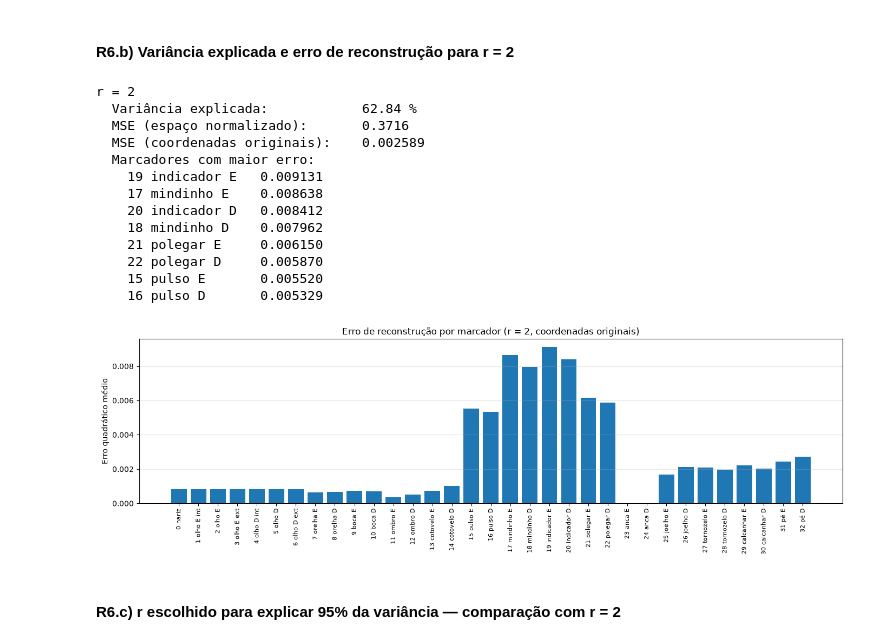
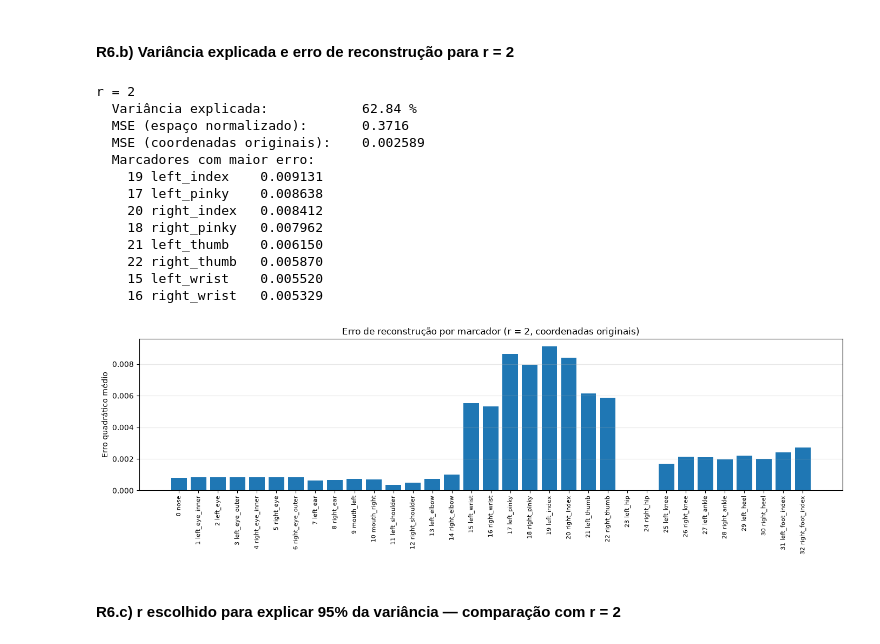
Before and after one commit to Ribz4306/LAB-IAAUT, a Jupyter notebook: lab1.ipynb, the cells around one changed output. Cells and saved outputs as stored; diff of their text form; code cells hidden in the pictures.

```diff
--- a/lab1.ipynb
+++ b/lab1.ipynb
@@ -358,0 +394,14 @@ plt.show()
+# %%
+fig, axes = plt.subplots(2, 4, figsize=(18, 8))
+
+for pc, ax in zip(range(1, n95 + 1), axes.ravel()):
+    top = top_features(pc)[::-1]          # invertido para o maior ficar em cima
+    cores = ['tab:red' if p > 0 else 'tab:blue' for p in top]
+    ax.barh(top.index, top.values, color=cores)
+    ax.axvline(0, color='black', linewidth=0.8)
+    ax.set_title(f'PC{pc} ({pca.explained_variance_ratio_[pc-1]:.1%})')
+    ax.set_xlabel('Peso')
+    ax.tick_params(axis='y', labelsize=8)
+
+plt.tight_layout()
+plt.show()
@@ -514,31 +588,31 @@ plt.show()
 # %%
 Z2, X_rec2, var2, mse_norm2, mse_orig2, erro_marc2 = avaliar_reconstrucao(2)
 mostrar_resultados(2, var2, mse_norm2, mse_orig2, erro_marc2)
 
 plt.figure(figsize=(14, 4.5))
 plt.bar(range(33), erro_marc2)
-plt.xticks(range(33), [f'{j} {n}' for j, n in enumerate(NOMES_MARCADORES)], rotation=90, fontsize=8)
+plt.xticks(range(33), [f'{j} {n}' for j, n in enumerate(NAME_MARKERS)], rotation=90, fontsize=8)
 plt.ylabel('Erro quadrático médio')
 plt.title('Erro de reconstrução por marcador (r = 2, coordenadas originais)')
 plt.grid(True, axis='y', alpha=0.3)
 plt.tight_layout()
 plt.savefig('R6b.png', dpi=150)
 plt.show()
 # %% [output]
 r = 2
   Variância explicada:            62.84 %
   MSE (espaço normalizado):       0.3716
   MSE (coordenadas originais):    0.002589
   Marcadores com maior erro:
-    19 indicador E   0.009131
-    17 mindinho E    0.008638
-    20 indicador D   0.008412
-    18 mindinho D    0.007962
-    21 polegar E     0.006150
-    22 polegar D     0.005870
-    15 pulso E       0.005520
-    16 pulso D       0.005329
+    19 left_index    0.009131
+    17 left_pinky    0.008638
+    20 right_index   0.008412
+    18 right_pinky   0.007962
+    21 left_thumb    0.006150
+    22 right_thumb   0.005870
+    15 left_wrist    0.005520
+    16 right_wrist   0.005329
-[figure, old version]
+[figure, new version]
 # %% [markdown]
 #### R6.c) r escolhido para explicar 95% da variância — comparação com r = 2
 # %%
```
Also changed, not shown: parts of 16 cells of this notebook, 4 other files.
